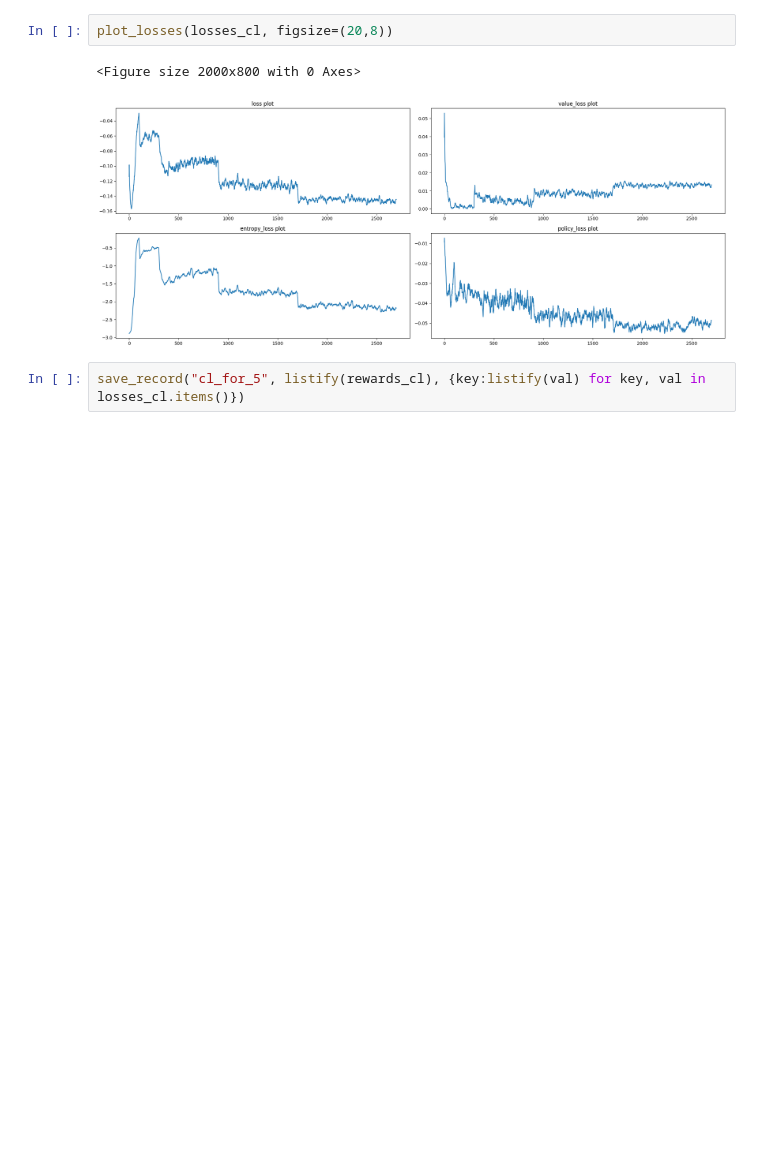
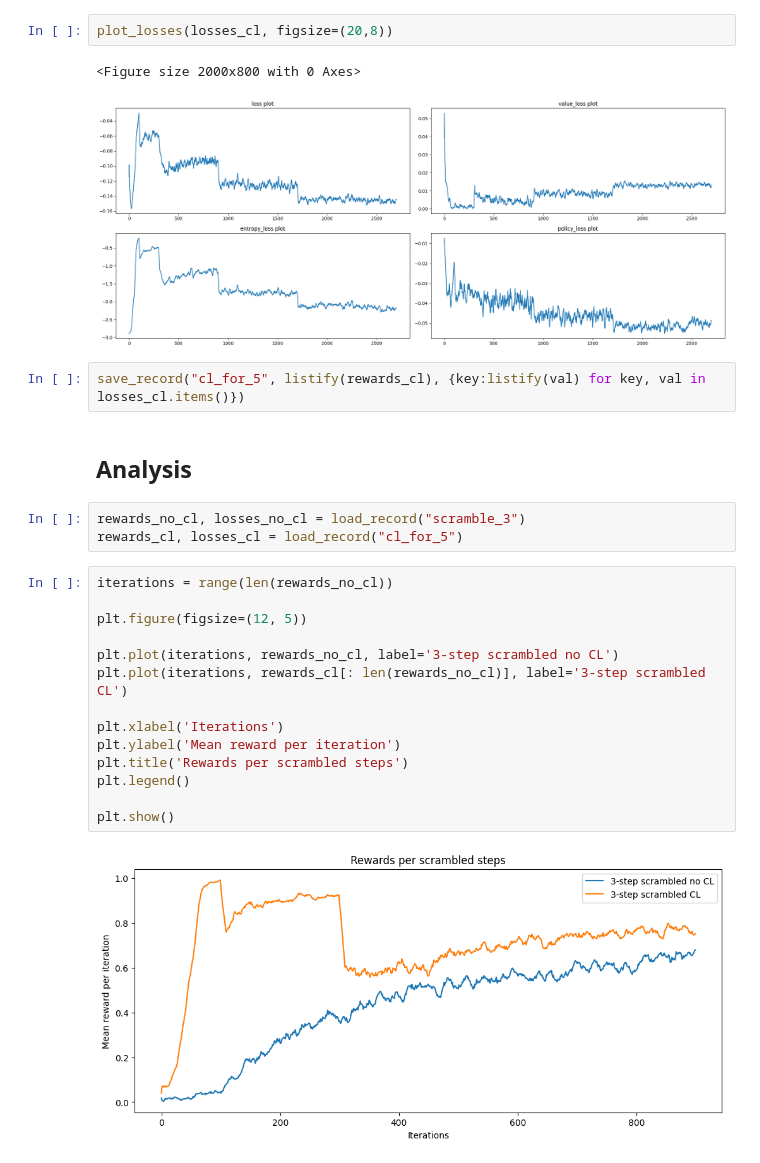
Before and after one commit to BrouthenKamel/AutoCL-Research, a Jupyter notebook: Rubik_Cube_PPO_with_JAX.ipynb, the cells around one changed output. Cells and saved outputs as stored; diff of their text form; blank space fills up the shorter version.

```diff
--- a/Rubik_Cube_PPO_with_JAX.ipynb
+++ b/Rubik_Cube_PPO_with_JAX.ipynb
@@ -992,3 +1001,24 @@ plot_losses(losses_cl, figsize=(20,8))
 [figure]
 # %%
 save_record("cl_for_5", listify(rewards_cl), {key:listify(val) for key, val in losses_cl.items()})
+# %% [markdown]
+## Analysis
+# %%
+rewards_no_cl, losses_no_cl = load_record("scramble_3")
+rewards_cl, losses_cl = load_record("cl_for_5")
+# %%
+iterations = range(len(rewards_no_cl))
+
+plt.figure(figsize=(12, 5))
+
+plt.plot(iterations, rewards_no_cl, label='3-step scrambled no CL')
+plt.plot(iterations, rewards_cl[: len(rewards_no_cl)], label='3-step scrambled CL')
+
+plt.xlabel('Iterations')
+plt.ylabel('Mean reward per iteration')
+plt.title('Rewards per scrambled steps')
+plt.legend()
+
+plt.show()
+# %% [output]
+[figure, added]
```
Also changed, not shown: parts of 4 cells of this notebook.
